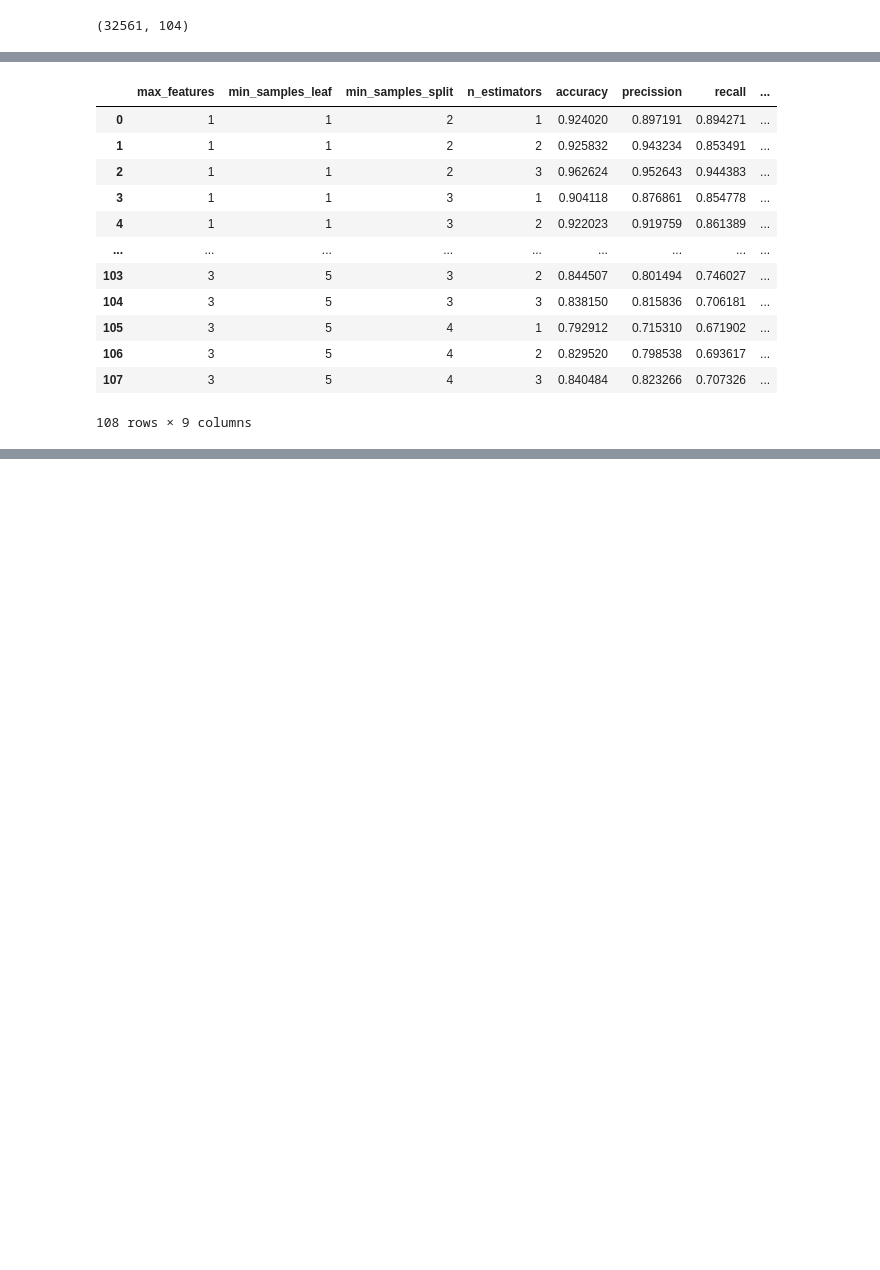
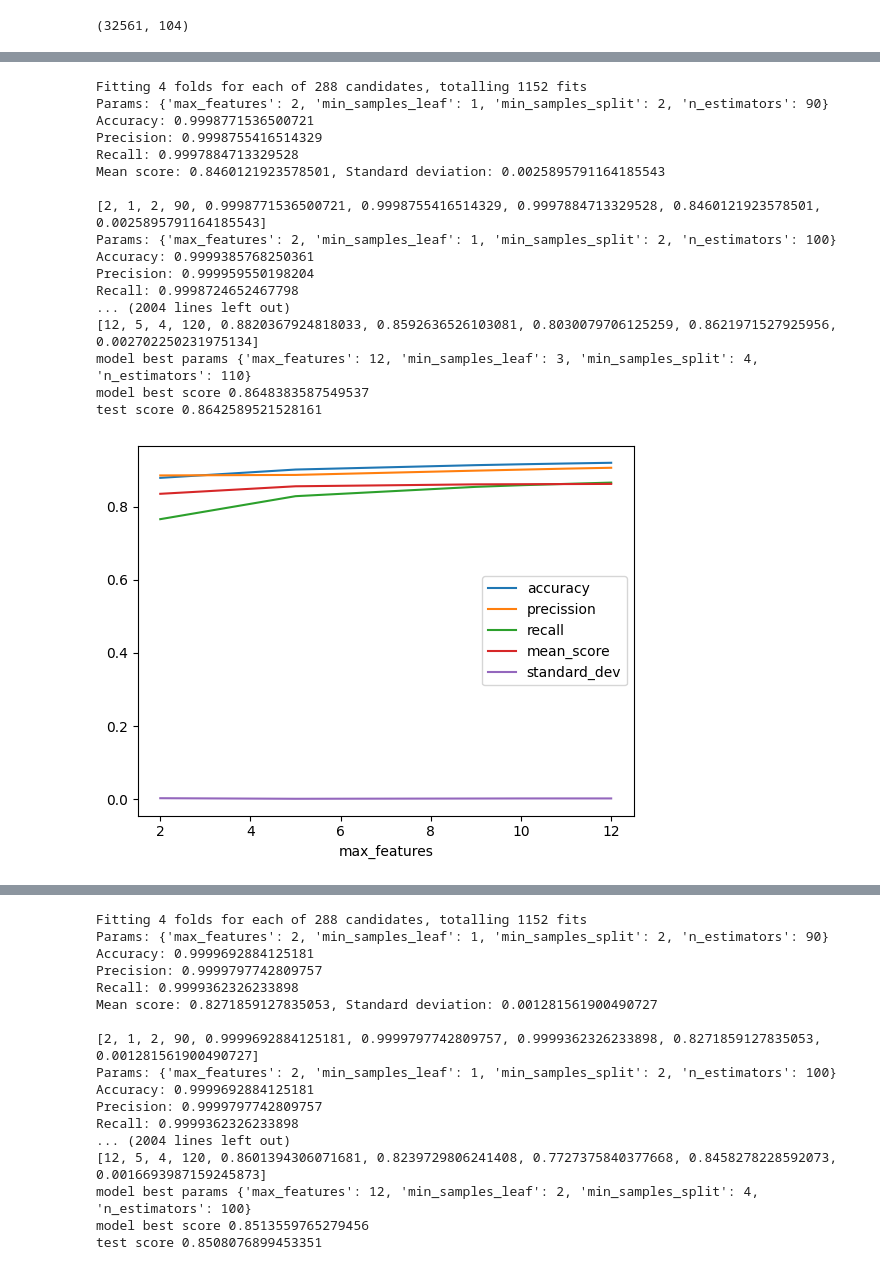
Before and after one commit to jagodek/machine-learning-basics, a Jupyter notebook: lab4/lab4.ipynb, the cells around one changed output, grey strips where cells are left out. Drawn from its saved outputs; the diff is of its cells as text; code cells hidden in the pictures; blank space fills up the shorter version.

```diff
--- a/lab4/lab4.ipynb
+++ b/lab4/lab4.ipynb
@@ -183,16 +174,14 @@ from sklearn.metrics import accuracy_score, precision_score, recall_score
 # %%
 
 
-# params = {'n_estimators':[1,5,10,50,100,500,1000]}
-params = {'n_estimators':[1,5,10,50,100],'min_samples_split':[1,2,3,4,5,10,15,20,30,40],'min_samples_leaf':[1,2,3,4,5,10,20],'max_features':[1,2,3,5,9,10,11,12,15,20]}
-params = {'n_estimators':[1,2],'min_samples_split':[1,2],'min_samples_leaf':[1,2],'max_features':[1,2]}
 
-def estimate(params):
+
+def estimate(estim,params):
 
     inner_cv = KFold(n_splits=4, shuffle=True, random_state=0)
     outer_cv = KFold(n_splits=4, shuffle=True, random_state=0)
 
-    RFC = RandomForestClassifier()
+    estim
 
     # RF_n_est_out = GridSearchCV(
     #     estimator=RFC,
@@ -205,9 +194,10 @@ def estimate(params):
     # )
 
     grid_search = GridSearchCV(
-        estimator=RFC,
+        estimator=estim,
         param_grid = params,
         scoring=['accuracy', 'precision', 'recall'],
+        n_jobs=-1,
         refit='accuracy',
         cv=inner_cv,
         verbose = 4,
@@ -224,9 +214,9 @@ def estimate(params):
     grid_search.cv_results_['mean_test_accuracy'],
     grid_search.cv_results_['std_test_accuracy']):
         arr = []
-        RFC.set_params(**par)
-        y_pred = RFC.fit(X_adults,Y_adults).predict(X_adults)
-        scores = cross_validate(RFC, X_adults, Y_adults, cv=outer_cv)
+        estim.set_params(**par)
+        y_pred = estim.fit(X_adults,Y_adults).predict(X_adults)
+        scores = cross_validate(estim, X_adults, Y_adults, cv=outer_cv)
         print(f"Params: {par}")
         for i in par.values():
             arr.append(i)
@@ -257,2 +243,0 @@ params = {'n_estimators':[1,2,3],'min_samples_split':[2,3,4],'min_samples_leaf':
-# %%
-model,scoresDF = estimate(params)
@@ -312,16 +243,0 @@ Mean score: 0.8260187272117625, Standard deviation: 0.0032155301188115455
-# %%
-scoresDF
-# %% [output]
-|  | max_features | min_samples_leaf | min_samples_split | n_estimators | accuracy | precission | recall | ... |
-| 0 | 1 | 1 | 2 | 1 | 0.924020 | 0.897191 | 0.894271 | ... |
-| 1 | 1 | 1 | 2 | 2 | 0.925832 | 0.943234 | 0.853491 | ... |
-| 2 | 1 | 1 | 2 | 3 | 0.962624 | 0.952643 | 0.944383 | ... |
-| 3 | 1 | 1 | 3 | 1 | 0.904118 | 0.876861 | 0.854778 | ... |
-| 4 | 1 | 1 | 3 | 2 | 0.922023 | 0.919759 | 0.861389 | ... |
-| ... | ... | ... | ... | ... | ... | ... | ... | ... |
-| 103 | 3 | 5 | 3 | 2 | 0.844507 | 0.801494 | 0.746027 | ... |
-| 104 | 3 | 5 | 3 | 3 | 0.838150 | 0.815836 | 0.706181 | ... |
-| 105 | 3 | 5 | 4 | 1 | 0.792912 | 0.715310 | 0.671902 | ... |
-| 106 | 3 | 5 | 4 | 2 | 0.829520 | 0.798538 | 0.693617 | ... |
-| 107 | 3 | 5 | 4 | 3 | 0.840484 | 0.823266 | 0.707326 | ... |
-108 rows × 9 columns
@@ -327,0 +318,27 @@ scoresDF
+# %%
+params = {'n_estimators':[90,100,110,120],'min_samples_split':[2,3,4],'min_samples_leaf':[1,2,3,5],'max_features':[2,5,9,10,11,12]}
+# params = {'n_estimators':[2,3],'min_samples_split':[2,3],'min_samples_leaf':[1,2,3],'max_features':[2,3]}
+# %%
+model,scoresDF = estimate(RandomForestClassifier(),params)
+scores_review(model,scoresDF)
+model,scoresDF = estimate(ExtraTreesClassifier(),params)
+scores_review(model,scoresDF)
+# %% [output]
+Fitting 4 folds for each of 288 candidates, totalling 1152 fits
+Params: {'max_features': 2, 'min_samples_leaf': 1, 'min_samples_split': 2, 'n_estimators': 90}
+Accuracy: 0.9998771536500721
+Precision: 0.9998755416514329
+Recall: 0.9997884713329528
+Mean score: 0.8460121923578501, Standard deviation: 0.0025895791164185543
+
+[2, 1, 2, 90, 0.9998771536500721, 0.9998755416514329, 0.9997884713329528, 0.8460121923578501, 0.0025895791164185543]
+Params: {'max_features': 2, 'min_samples_leaf': 1, 'min_samples_split': 2, 'n_estimators': 100}
+Accuracy: 0.9999385768250361
+Precision: 0.999959550198204
+Recall: 0.9998724652467798
+... (2004 lines left out)
+[12, 5, 4, 120, 0.8820367924818033, 0.8592636526103081, 0.8030079706125259, 0.8621971527925956, 0.002702250231975134]
+model best params {'max_features': 12, 'min_samples_leaf': 3, 'min_samples_split': 4, 'n_estimators': 110}
+model best score 0.8648383587549537
+test score 0.8642589521528161
+[figure, added]
@@ -327,0 +350,17 @@ scoresDF
+Fitting 4 folds for each of 288 candidates, totalling 1152 fits
+Params: {'max_features': 2, 'min_samples_leaf': 1, 'min_samples_split': 2, 'n_estimators': 90}
+Accuracy: 0.9999692884125181
+Precision: 0.9999797742809757
+Recall: 0.9999362326233898
+Mean score: 0.8271859127835053, Standard deviation: 0.001281561900490727
+
+[2, 1, 2, 90, 0.9999692884125181, 0.9999797742809757, 0.9999362326233898, 0.8271859127835053, 0.001281561900490727]
+Params: {'max_features': 2, 'min_samples_leaf': 1, 'min_samples_split': 2, 'n_estimators': 100}
+Accuracy: 0.9999692884125181
+Precision: 0.9999797742809757
+Recall: 0.9999362326233898
+... (2004 lines left out)
+[12, 5, 4, 120, 0.8601394306071681, 0.8239729806241408, 0.7727375840377668, 0.8458278228592073, 0.0016693987159245873]
+model best params {'max_features': 12, 'min_samples_leaf': 2, 'min_samples_split': 4, 'n_estimators': 100}
+model best score 0.8513559765279456
+test score 0.8508076899453351
```
Also changed, not shown: parts of 25 cells of this notebook.
